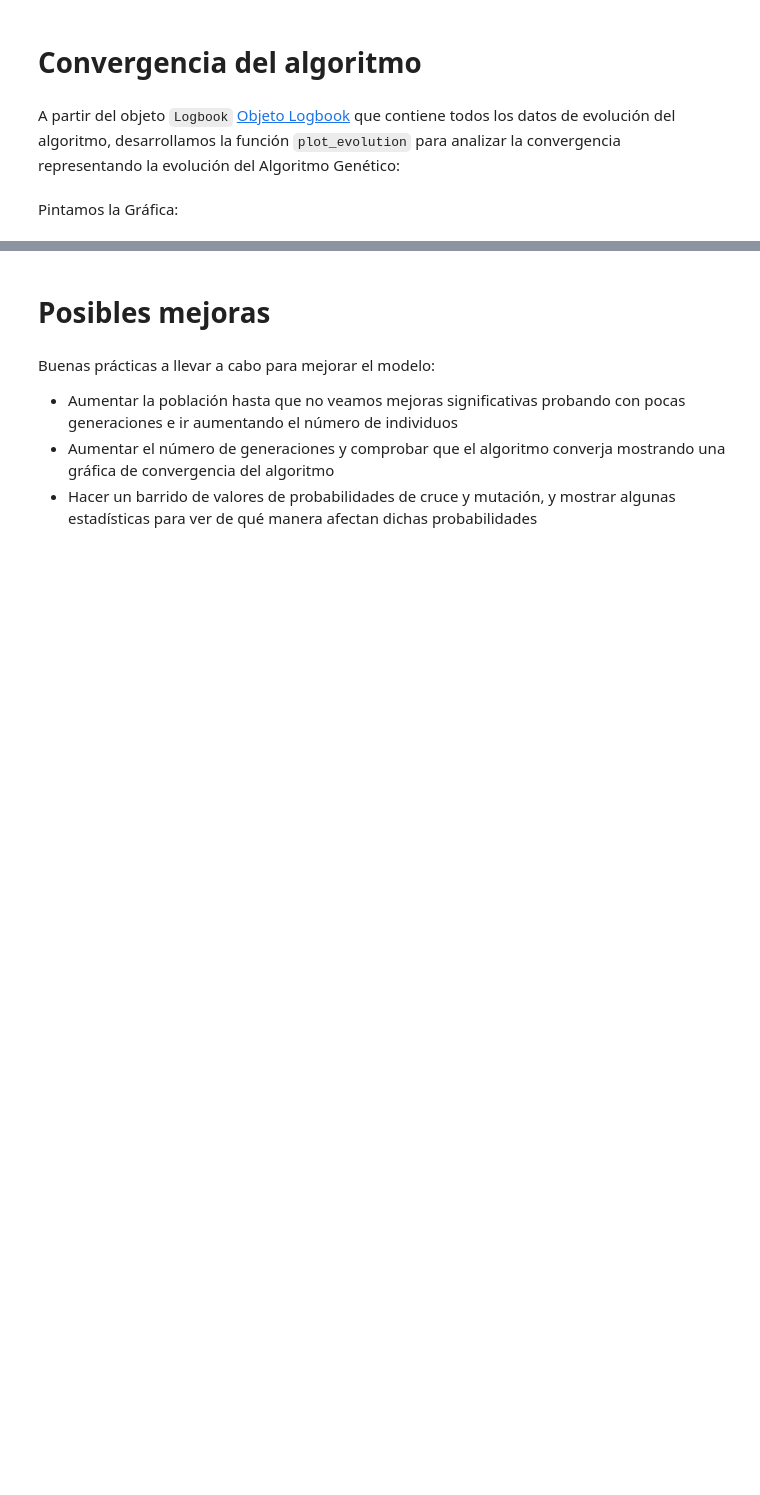
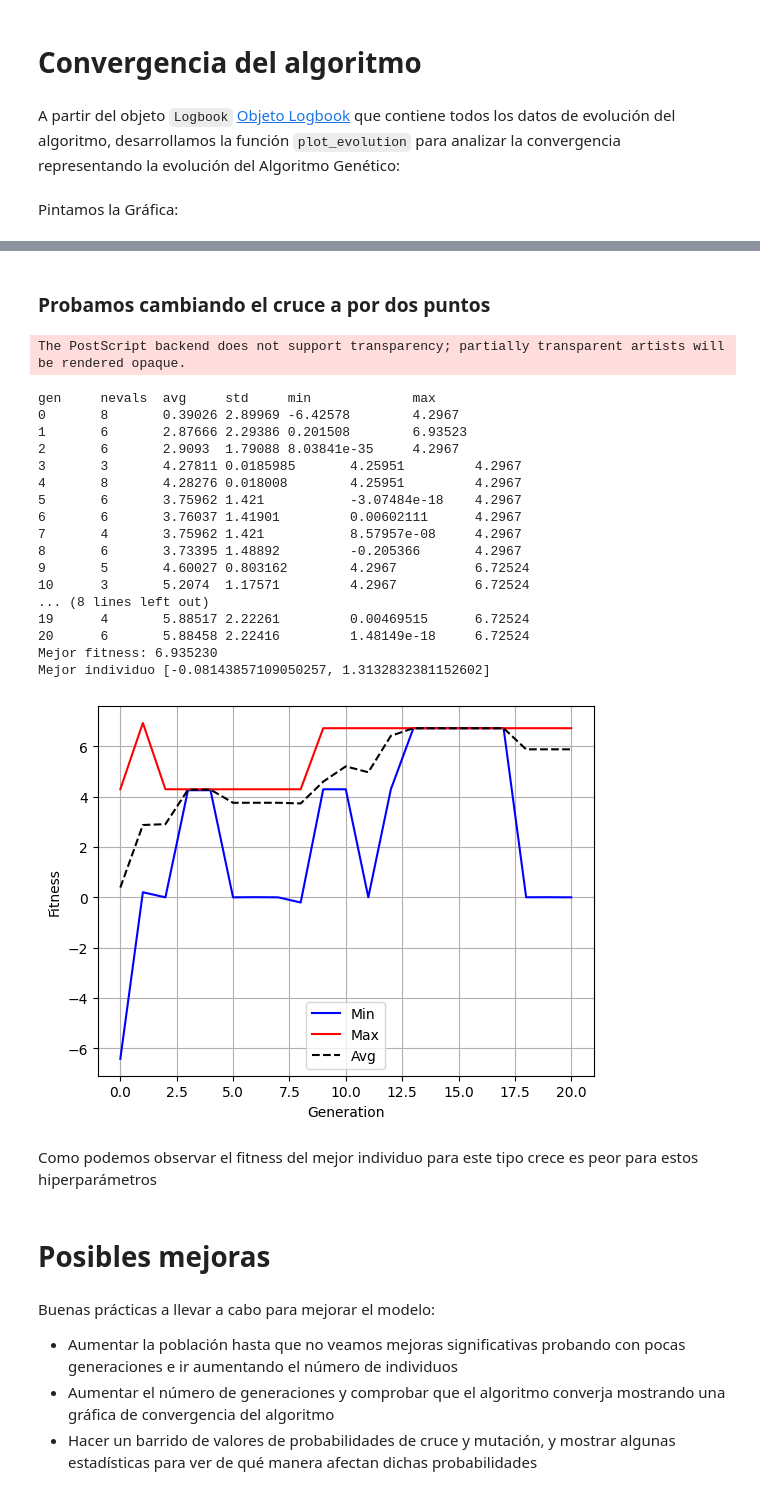
Before and after one commit to Alf-caput/P4_AlgoritmoGenetico, a Jupyter notebook: P4_AlgGen.ipynb, the cells around one changed output, grey strips where cells are left out. Saved outputs shown, nothing was run; the diff lists cells and outputs as text; code cells hidden in the pictures; blank space fills up the shorter version.

Commit message:
cruce dos puntos

```diff
--- a/P4_AlgGen.ipynb
+++ b/P4_AlgGen.ipynb
@@ -388,4 +390,44 @@ WARNING:matplotlib.backends.backend_ps:The PostScript backend does not support t
 [figure]
+# %% [markdown]
+### Probamos cambiando el cruce a por dos puntos
+# %%
+# Cruce por 2 puntos
+toolbox.register("mate", tools.cxTwoPoint)
+
+# Generamos una nueva población
+pop = toolbox.population()
+
+# Definimos el mejor individuo
+hof = tools.HallOfFame(1)
+
+logbook = tools.Logbook()
+pop, logbook = algorithms.eaSimple(pop, toolbox, cxpb=CXPB, mutpb=MUTPB, ngen=NGEN, stats=stats, halloffame=hof, verbose=True)
+
+print("Mejor fitness: %f" %hof[0].fitness.values)
+print("Mejor individuo %s" %hof[0])
+plot_evolucion(logbook)
+# %% [output]
+The PostScript backend does not support transparency; partially transparent artists will be rendered opaque.
+gen     nevals  avg     std     min             max
+0       8       0.39026 2.89969 -6.42578        4.2967
+1       6       2.87666 2.29386 0.201508        6.93523
+2       6       2.9093  1.79088 8.03841e-35     4.2967
+3       3       4.27811 0.0185985       4.25951         4.2967
+4       8       4.28276 0.018008        4.25951         4.2967
+5       6       3.75962 1.421           -3.07484e-18    4.2967
+6       6       3.76037 1.41901         0.00602111      4.2967
+7       4       3.75962 1.421           8.57957e-08     4.2967
+8       6       3.73395 1.48892         -0.205366       4.2967
+9       5       4.60027 0.803162        4.2967          6.72524
+10      3       5.2074  1.17571         4.2967          6.72524
+... (8 lines left out)
+19      4       5.88517 2.22261         0.00469515      6.72524
+20      6       5.88458 2.22416         1.48149e-18     6.72524
+Mejor fitness: 6.935230
+Mejor individuo [-0.08143857109050257, 1.3132832381152602]
+[figure, added]
+# %% [markdown]
+Como podemos observar el fitness del mejor individuo para este tipo crece es peor para estos hiperparámetros
 # %% [markdown]
 # Posibles mejoras
 # %% [markdown]
```
Also changed, not shown: parts of 3 cells of this notebook, 1 other file.
